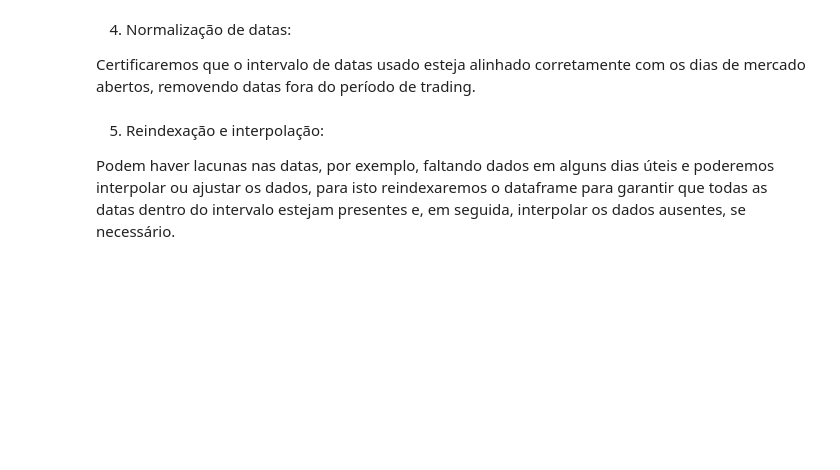
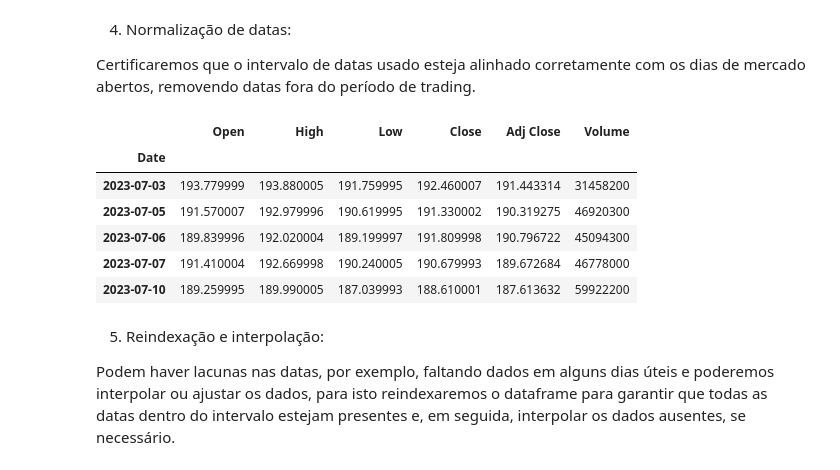
Before and after one commit to marcosvandrade/realtime-stock-analysis-XPe, a Jupyter notebook: sprint2.ipynb, the cells around one changed output. Cells and saved outputs as stored; diff of their text form; code cells hidden in the pictures; blank space fills up the shorter version.

```diff
--- a/sprint2.ipynb
+++ b/sprint2.ipynb
@@ -319,6 +342,15 @@ Certificaremos que o intervalo de datas usado esteja alinhado corretamente com o
 # %%
 # Verificar se as datas são dias úteis
 df_cleaned = df[df.index.to_series().apply(lambda x: x.isoweekday() < 6)]
+df_cleaned.head(5)
+# %% [output]
+|  | Open | High | Low | Close | Adj Close | Volume |
+| Date |  |  |  |  |  |  |
+| 2023-07-03 | 193.779999 | 193.880005 | 191.759995 | 192.460007 | 191.443314 | 31458200 |
+| 2023-07-05 | 191.570007 | 192.979996 | 190.619995 | 191.330002 | 190.319275 | 46920300 |
+| 2023-07-06 | 189.839996 | 192.020004 | 189.199997 | 191.809998 | 190.796722 | 45094300 |
+| 2023-07-07 | 191.410004 | 192.669998 | 190.240005 | 190.679993 | 189.672684 | 46778000 |
+| 2023-07-10 | 189.259995 | 189.990005 | 187.039993 | 188.610001 | 187.613632 | 59922200 |
 # %% [markdown]
 5. Reindexação e interpolação:
 
```
Also changed, not shown: parts of 9 cells of this notebook.
